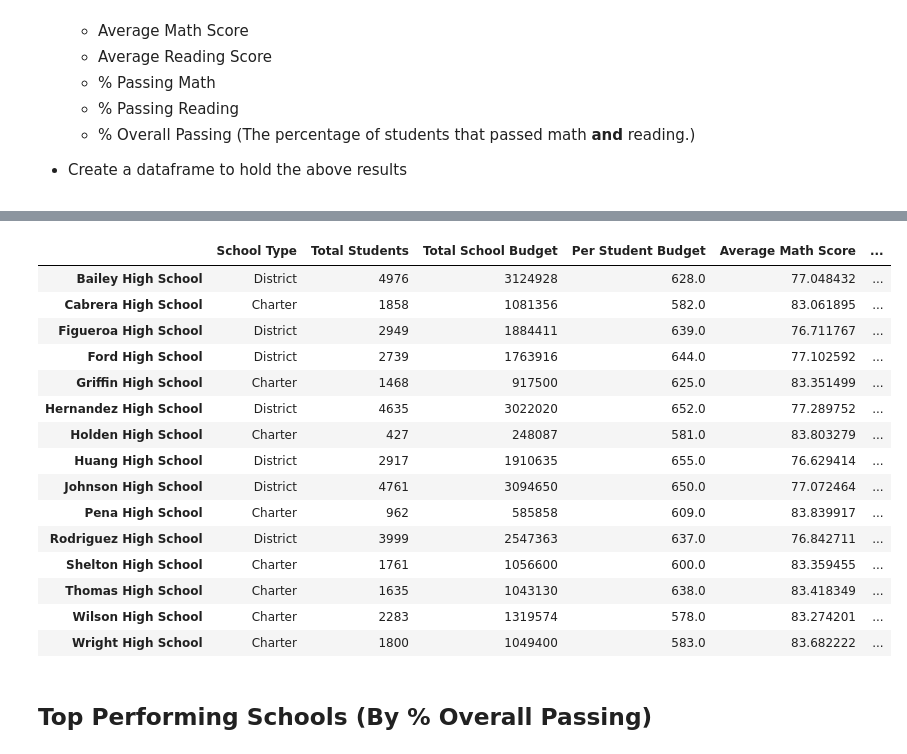
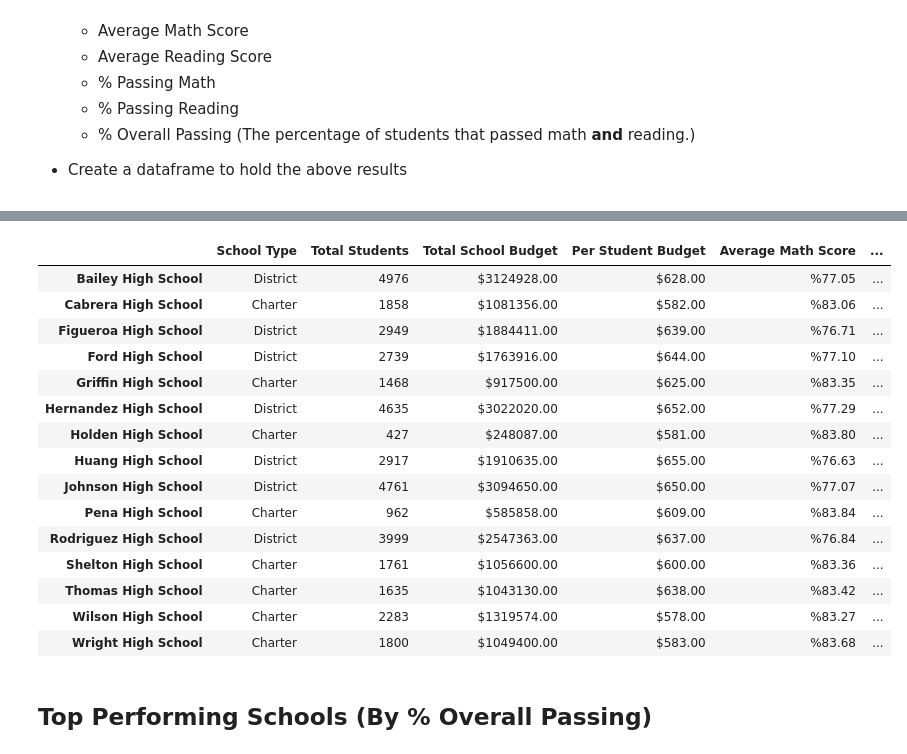
Before and after one commit to kevinsmith78/pandas-challenge, a Jupyter notebook: PyCitySchools_KS.ipynb, the cells around one changed output, grey strips where cells are left out. Drawn from its saved outputs; the diff is of its cells as text; code cells hidden in the pictures.

```diff
--- a/PyCitySchools_KS.ipynb
+++ b/PyCitySchools_KS.ipynb
@@ -191,5 +191,5 @@ a_reading = school_name['reading_score'].mean()
 #a_reading
 # %%
 s_pass_math = school_data_complete[school_data_complete['math_score']>=70].groupby(['school_name']).size()
-p_pass_math = (s_pass_math/t_student)*100
-#p_pass_math
+s_pass_math = (s_pass_math/t_student)
+s_pass_math
@@ -196,47 +214,45 @@ p_pass_math = (s_pass_math/t_student)*100
 # %%
 s_pass_read = school_data_complete[school_data_complete['reading_score']>=70].groupby(['school_name']).size()
-s_pass_read = (s_pass_read/t_student)*100
+s_pass_read = (s_pass_read/t_student)
 #s_pass_read
 # %%
-o_pass = (s_pass_math/s_pass_read)/2
+o_pass = (s_pass_math + s_pass_read)/2
 #o_pass
 # %%
 summ_by_school = pd.DataFrame({"School Type": ty_schools, "Total Students":t_student,
                                "Total School Budget": t_budget, "Per Student Budget": t_budget_student,
                                "Average Math Score": a_math, "Average Reading Score":
                                a_reading, "Percent Passing Math": p_pass_math,
                                "Percentage Passing Reading": s_pass_read, "Overall Passing Rate": o_pass})
 
 summ_by_school["Total School Budget"] = summ_by_school["Total School Budget"].map("${:.2f}".format)
 summ_by_school["Per Student Budget"] = summ_by_school["Per Student Budget"].map("${:.2f}".format)
 summ_by_school["Average Math Score"] = summ_by_school["Average Math Score"].map("%{:.2f}".format)
-district_synopsis["Average Math Score"] = district_synopsis["Average Math Score"].map("%{:.2f}".format)
-district_synopsis["Average Reading Score"] = district_synopsis["Average Reading Score"]*100
-district_synopsis["Average Reading Score"] = district_synopsis["Average Reading Score"].map("%{:.2f}".format)
-district_synopsis["% Passing Math"] = district_synopsis["% Passing Math"].map("%{:.2f}".format)
-district_synopsis["% Passing Reading"] = district_synopsis["% Passing Reading"].map("%{:.2f}".format)
-district_synopsis["% Overall Passing"] = district_synopsis["% Overall Passing"]*100
-district_synopsis["% Overall Passing"] = district_synopsis["% Overall Passing"].map("%{:.2f}".format)
-
+summ_by_school["Average Reading Score"] = summ_by_school["Average Reading Score"].map("%{:.2f}".format)
+summ_by_school["Percent Passing Math"] = summ_by_school["Percent Passing Math"].map("%{:.2f}".format)
+summ_by_school["Percentage Passing Reading"] = summ_by_school["Percentage Passing Reading"]*100
+summ_by_school["Percentage Passing Reading"] = summ_by_school["Percentage Passing Reading"].map("%{:.2f}".format)
+summ_by_school["Overall Passing Rate"] = summ_by_school["Overall Passing Rate"]*100
+summ_by_school["Overall Passing Rate"] = summ_by_school["Overall Passing Rate"].map("%{:.2f}".format)
 
 summ_by_school
 # %% [output]
 |  | School Type | Total Students | Total School Budget | Per Student Budget | Average Math Score | ... |
-| Bailey High School | District | 4976 | 3124928 | 628.0 | 77.048432 | ... |
-| Cabrera High School | Charter | 1858 | 1081356 | 582.0 | 83.061895 | ... |
-| Figueroa High School | District | 2949 | 1884411 | 639.0 | 76.711767 | ... |
-| Ford High School | District | 2739 | 1763916 | 644.0 | 77.102592 | ... |
-| Griffin High School | Charter | 1468 | 917500 | 625.0 | 83.351499 | ... |
-| Hernandez High School | District | 4635 | 3022020 | 652.0 | 77.289752 | ... |
-| Holden High School | Charter | 427 | 248087 | 581.0 | 83.803279 | ... |
-| Huang High School | District | 2917 | 1910635 | 655.0 | 76.629414 | ... |
-| Johnson High School | District | 4761 | 3094650 | 650.0 | 77.072464 | ... |
-| Pena High School | Charter | 962 | 585858 | 609.0 | 83.839917 | ... |
-| Rodriguez High School | District | 3999 | 2547363 | 637.0 | 76.842711 | ... |
-| Shelton High School | Charter | 1761 | 1056600 | 600.0 | 83.359455 | ... |
-| Thomas High School | Charter | 1635 | 1043130 | 638.0 | 83.418349 | ... |
-| Wilson High School | Charter | 2283 | 1319574 | 578.0 | 83.274201 | ... |
-| Wright High School | Charter | 1800 | 1049400 | 583.0 | 83.682222 | ... |
+| Bailey High School | District | 4976 | $3124928.00 | $628.00 | %77.05 | ... |
+| Cabrera High School | Charter | 1858 | $1081356.00 | $582.00 | %83.06 | ... |
+| Figueroa High School | District | 2949 | $1884411.00 | $639.00 | %76.71 | ... |
+| Ford High School | District | 2739 | $1763916.00 | $644.00 | %77.10 | ... |
+| Griffin High School | Charter | 1468 | $917500.00 | $625.00 | %83.35 | ... |
+| Hernandez High School | District | 4635 | $3022020.00 | $652.00 | %77.29 | ... |
+| Holden High School | Charter | 427 | $248087.00 | $581.00 | %83.80 | ... |
+| Huang High School | District | 2917 | $1910635.00 | $655.00 | %76.63 | ... |
+| Johnson High School | District | 4761 | $3094650.00 | $650.00 | %77.07 | ... |
+| Pena High School | Charter | 962 | $585858.00 | $609.00 | %83.84 | ... |
+| Rodriguez High School | District | 3999 | $2547363.00 | $637.00 | %76.84 | ... |
+| Shelton High School | Charter | 1761 | $1056600.00 | $600.00 | %83.36 | ... |
+| Thomas High School | Charter | 1635 | $1043130.00 | $638.00 | %83.42 | ... |
+| Wilson High School | Charter | 2283 | $1319574.00 | $578.00 | %83.27 | ... |
+| Wright High School | Charter | 1800 | $1049400.00 | $583.00 | %83.68 | ... |
 # %% [markdown]
 ## Top Performing Schools (By % Overall Passing)
 # %% [markdown]
```
Also changed, not shown: parts of 4 cells of this notebook.
